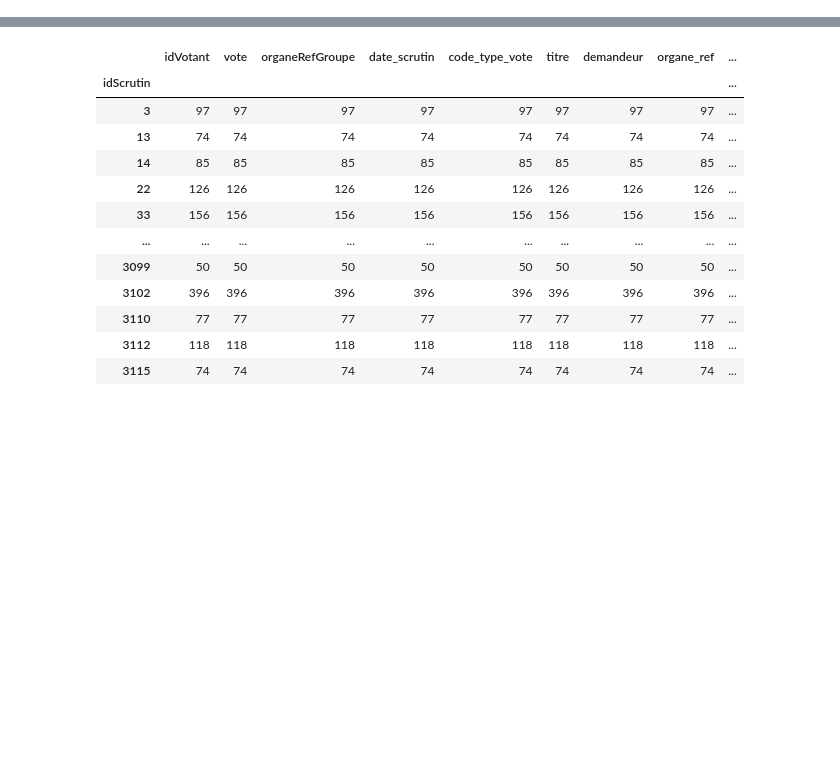
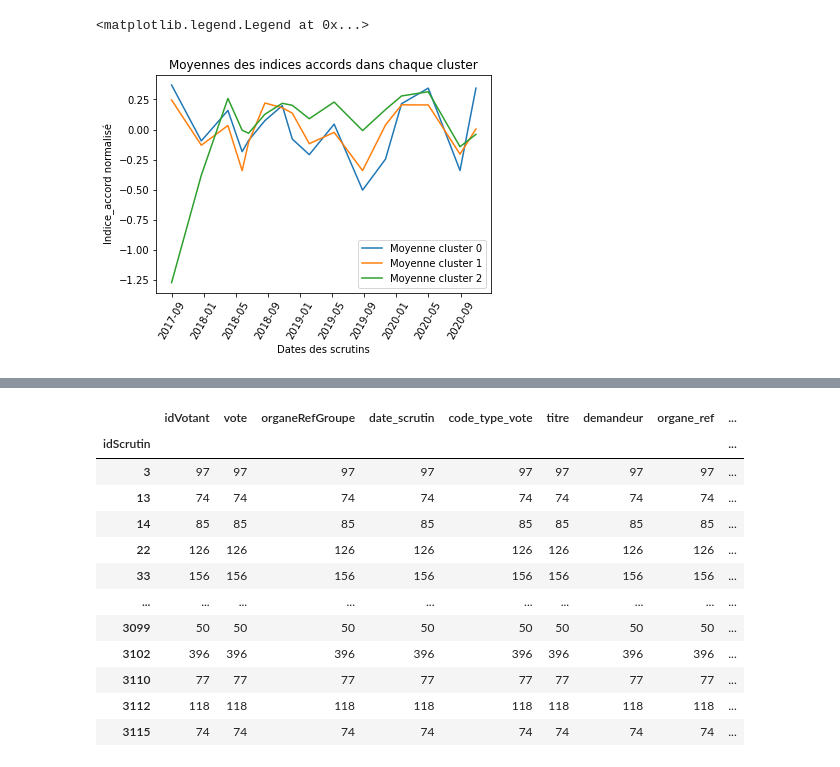
Before and after one commit to claralga/StatApp, a Jupyter notebook: profil votants.ipynb, the cells around one changed output, grey strips where cells are left out. Cells and saved outputs as stored; diff of their text form; code cells hidden in the pictures; blank space fills up the shorter version.

```diff
--- a/profil votants.ipynb
+++ b/profil votants.ipynb
@@ -3,0 +82,4 @@ import numpy as np
+# %%
+df_accord_200 = df_accord_200.set_index('idVotant')
+df_accord_200
+#549 députés ??????
@@ -3,0 +306,47 @@ import numpy as np
+# %%
+import datetime
+from datetime import timedelta
+
+mid_dates = []
+
+for i in range(0,len(dates),2):
+    start_date = datetime.datetime.strptime(dates[i],'%Y-%m-%d')
+    end_date = datetime.datetime.strptime(dates[i+1],'%Y-%m-%d')
+    difference_in_days = abs((end_date - start_date).days)
+    mid_date = start_date + timedelta(difference_in_days/2)
+    mid_dates.append(mid_date)
+# %%
+mean0 = []
+for i in range(16):
+    mean0.append(df_cluster_0[df_cluster_0.columns[i]].mean())
+mean1 = []
+for i in range(16):
+    mean1.append(df_cluster_1[df_cluster_1.columns[i]].mean())
+
+mean2 = []
+for i in range(16):
+    mean2.append(df_cluster_2[df_cluster_2.columns[i]].mean())
+
+#mean3 = []
+#for i in range(16):
+#    mean3.append(df_cluster_3[df_cluster_3.columns[i]].mean())
+
+
+x = mid_dates
+plt.plot(x, mean0)
+plt.plot(x, mean1)
+plt.plot(x, mean2)
+#plt.plot(x, mean3)
+
+
+plt.title("Moyennes des indices accords dans chaque cluster")
+plt.xlabel("Dates des scrutins")
+plt.ylabel("Indice_accord normalisé")
+for label in plt.gca().xaxis.get_ticklabels():
+    label.set_rotation(60)
+
+label = ['Moyenne cluster 0', 'Moyenne cluster 1','Moyenne cluster 2','Moyenne cluster 3']
+plt.legend(labels = label)
+# %% [output]
+<matplotlib.legend.Legend at 0x...>
+[figure, added]
```
Also changed, not shown: parts of 41 cells of this notebook.
